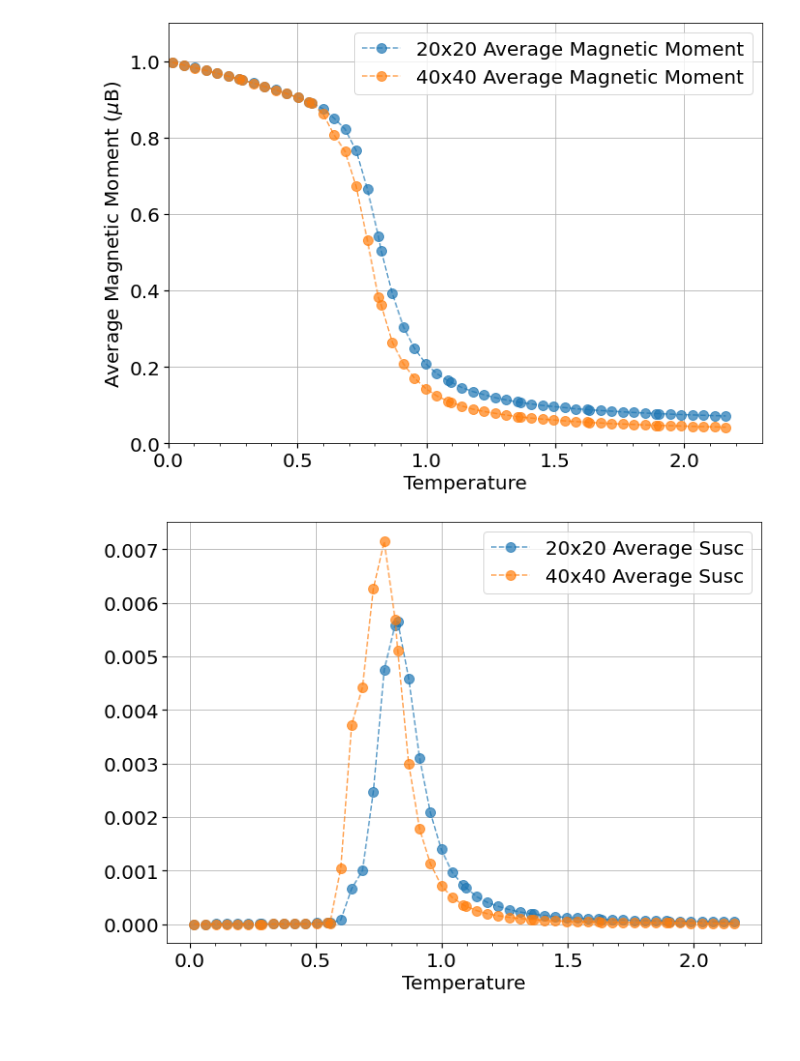
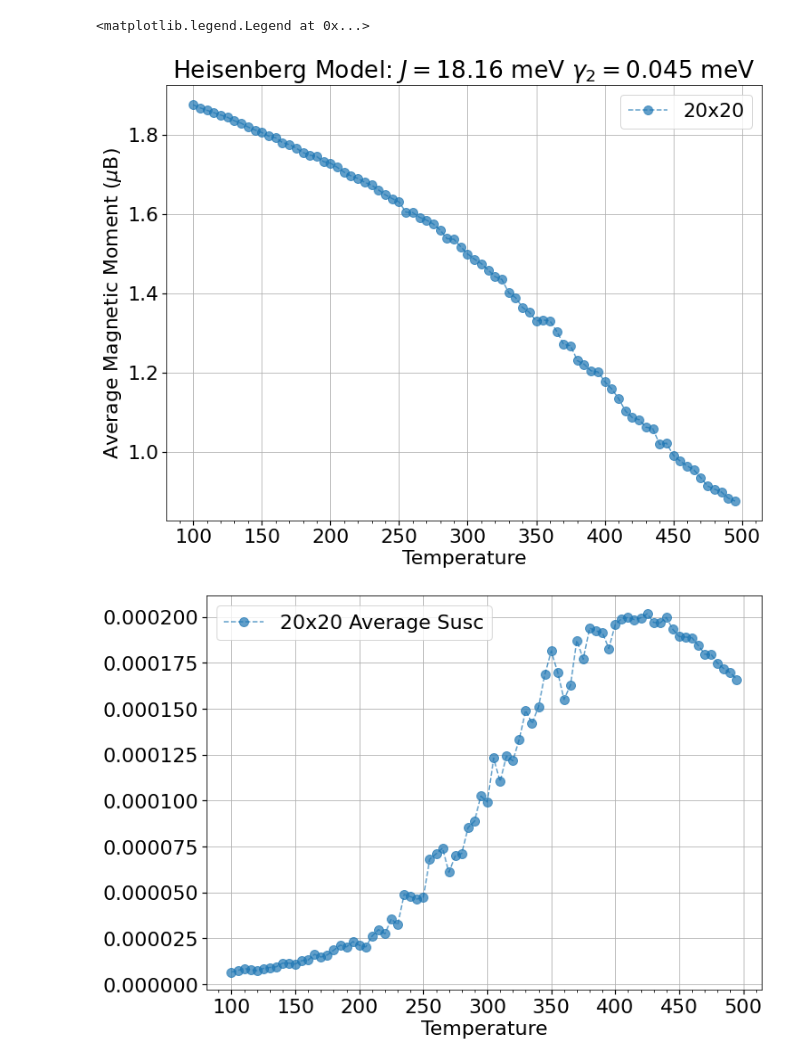
Before and after one commit to shellofnuts/Modified_Ising_Model, a Jupyter notebook: Lattice_Analysis.ipynb, the cells around one changed output. Saved outputs shown, nothing was run; the diff lists cells and outputs as text; code cells hidden in the pictures; blank space fills up the shorter version.

Commit message:
Updated Jupyter Notebook
Included weighted mean

```diff
--- a/Lattice_Analysis.ipynb
+++ b/Lattice_Analysis.ipynb
@@ -4,20 +4,20 @@ import numpy as np
 import matplotlib.pyplot as plt
 from matplotlib.ticker import AutoMinorLocator
 
-file = "Analysis Scripts/HexOutput_1.0.csv"
-
-latticeSizes = [20, 40]
+file = "Analysis Scripts/Ta2Output_Test.csv"
+#file = "Analysis Scripts/MnOutput.csv"
+latticeSizes = [20]
 global_CSVData = pd.read_csv(file, sep=',', index_col=0)
-global_CSVData.index = global_CSVData.index * (8.6173E-5 / (1.0E-3))
+#global_CSVData.index = global_CSVData.index / 2.5
 # %%
-plt.rcParams.update({"font.size":20})
+plt.rcParams.update({"font.size":22})
 
-fig, ax = plt.subplots(figsize = (11,8))
+fig, ax = plt.subplots(figsize = (12,9))
 fig2, ax2 = plt.subplots(figsize = (11,8))
-fig3, ax3 = plt.subplots(figsize = (11,8))
+fig3, ax3 = plt.subplots(figsize = (12,9))
 
-ax.set_xlim(0, 2.3)
-ax.set_ylim(0, 1.1)
+#ax.set_xlim(0, 200)
+#ax3.set_ylim(-2000, -2)
 
 #ax.set_title(r"Comparison of Models")
 #ax2.set_title(r"Heisenberg Model: Axis Anisotropy = 4.5 meV/m$^2$")
@@ -25,6 +25,17 @@ ax.set_ylim(0, 1.1)
 ax.set_ylabel(r"Average Magnetic Moment ($\mu$B)")
 
 for i in latticeSizes:
+    if i == 80:
+        span = 2
+    elif i == 40:
+        span = 1
+    else:
+        span = 1
+    global_CSVData["{}x{} Average U2".format(i,i)] = global_CSVData["{}x{} Average U2".format(i,i)].ewm(span=span).mean()
+    global_CSVData["{}x{} Average Magnetic Moment".format(i,i)] = global_CSVData["{}x{} Average Magnetic Moment".format(i,i)].ewm(span=span).mean()
+    global_CSVData["{}x{} Average Susc".format(i,i)] = global_CSVData["{}x{} Average Susc".format(i,i)].ewm(span=span).mean()
+
+
     global_CSVData.plot(y = "{}x{} Average Magnetic Moment".format(i,i),
                         ax=ax, grid=True, alpha=0.7,
                         marker='o',
@@ -37,33 +48,37 @@ for i in latticeSizes:
                         ax=ax2, grid=True, alpha=0.7,
                         marker='o',
                         markersize = 10,
                         linestyle = 'dashed'
                        )
     global_CSVData.plot(y = "{}x{} Average U2".format(i,i),
                         ax=ax3, grid=True, alpha=0.7,
                         marker='o',
                         markersize = 10,
                         linestyle = 'dashed'
                        )
 
+ax.set_title(r"Heisenberg Model: $J = 18.16$ meV $\gamma_2 = 0.045$ meV")
+ax3.set_title(r"$\mathrm{Ta_2 S_3}$ Binder Cumulant: $J = 18.16$ meV $\gamma_2 $= 1.512 meV")
 
 ax.xaxis.set_minor_locator(AutoMinorLocator())
 ax.tick_params(which='minor', length=3, color='black', width = 0.8)
 ax.tick_params(which='major', length=5, color='black', width = 1.2)
 
 
 ax2.xaxis.set_minor_locator(AutoMinorLocator())
 ax2.tick_params(which='minor', length=3, color='black', width = 0.8)
 ax2.tick_params(which='major', length=5, color='black', width = 1.2)
 
 
 ax3.xaxis.set_minor_locator(AutoMinorLocator())
 ax3.tick_params(which='minor', length=3, color='black', width = 0.8)
 ax3.tick_params(which='major', length=5, color='black', width = 1.2)
 
 
-#ax.legend(['Ising Model: {+3, -3}', r'$\gamma$ = 0.045meV'])#, r'$\gamma$ = 4.5meV'])
+ax.legend(['20x20', '40x40', '80x80'])
+ax3.legend(['20x20', '40x40', '80x80'])
 #ax2.legend(['Ising Model: {+3, -3}', r'Heisenberg Model: J$_{\mathrm{axis}}$ = 4.5meV'])
 # %% [output]
+<matplotlib.legend.Legend at 0x...>
-[figure, old version]
+[figure, new version]
-[figure, old version]
+[figure, new version]
```
Also changed, not shown: parts of 1 cell of this notebook.
